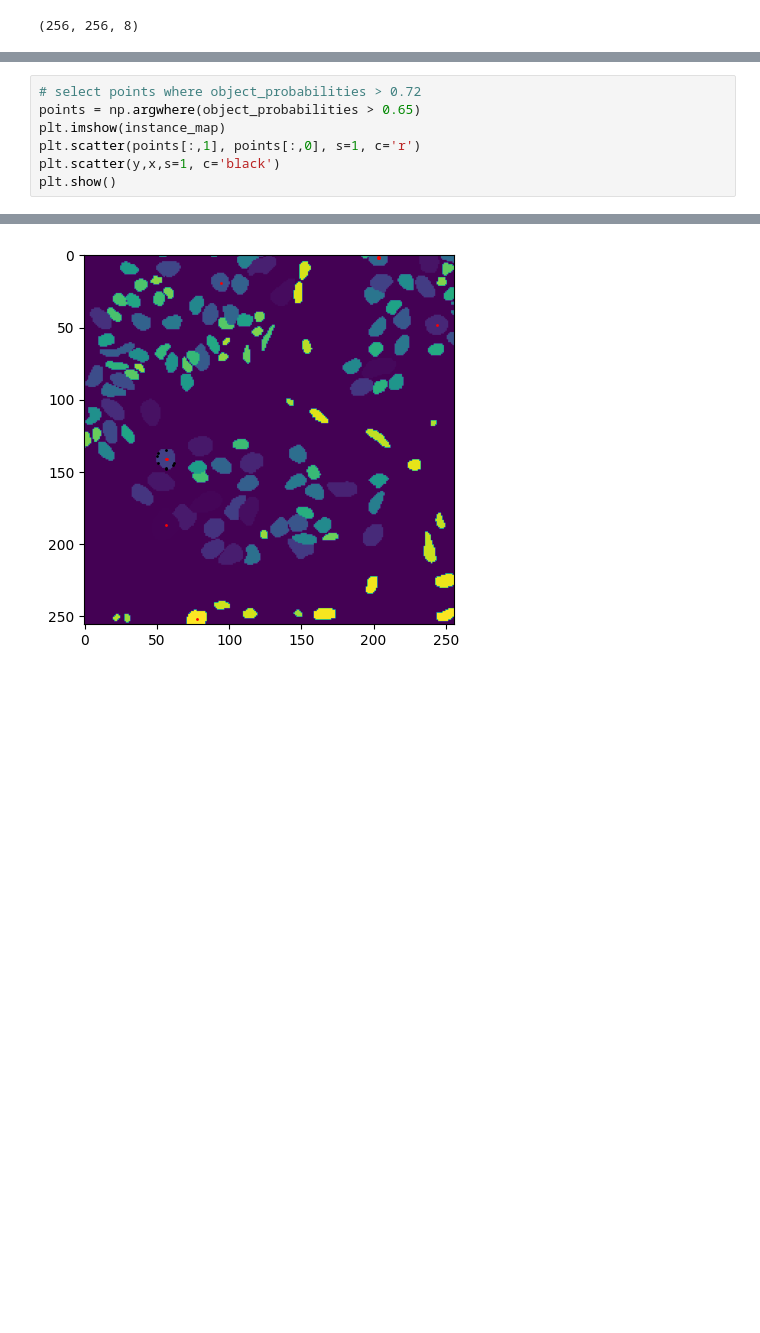
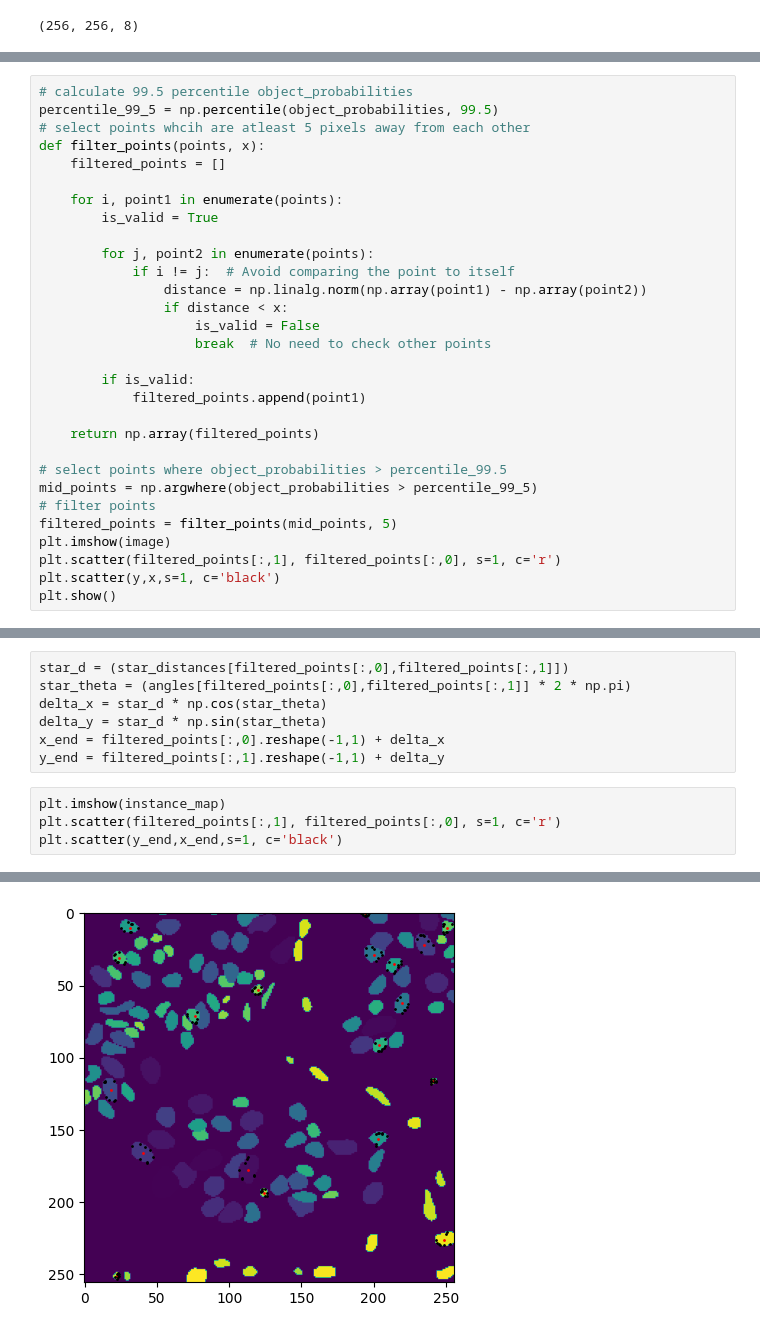
Before and after one commit to NischalSuresh/StarDist-Lizard, a Jupyter notebook: new-star_dist.ipynb, the cells around one changed output, grey strips where cells are left out. Drawn from its saved outputs; the diff is of its cells as text; blank space fills up the shorter version.

```diff
--- a/new-star_dist.ipynb
+++ b/new-star_dist.ipynb
@@ -121,0 +115,30 @@ print(x,y)
+# %%
+# calculate 99.5 percentile object_probabilities
+percentile_99_5 = np.percentile(object_probabilities, 99.5)
+# select points whcih are atleast 5 pixels away from each other
+def filter_points(points, x):
+    filtered_points = []
+
+    for i, point1 in enumerate(points):
+        is_valid = True
+
+        for j, point2 in enumerate(points):
+            if i != j:  # Avoid comparing the point to itself
+                distance = np.linalg.norm(np.array(point1) - np.array(point2))
+                if distance < x:
+                    is_valid = False
+                    break  # No need to check other points
+
+        if is_valid:
+            filtered_points.append(point1)
+
+    return np.array(filtered_points)
+
+# select points where object_probabilities > percentile_99.5
+mid_points = np.argwhere(object_probabilities > percentile_99_5)
+# filter points
+filtered_points = filter_points(mid_points, 5)
+plt.imshow(image)
+plt.scatter(filtered_points[:,1], filtered_points[:,0], s=1, c='r')
+plt.scatter(y,x,s=1, c='black')
+plt.show()
@@ -122,8 +178,12 @@ print(x,y)
+# %%
+star_d = (star_distances[filtered_points[:,0],filtered_points[:,1]])
+star_theta = (angles[filtered_points[:,0],filtered_points[:,1]] * 2 * np.pi)
+delta_x = star_d * np.cos(star_theta)
+delta_y = star_d * np.sin(star_theta)
+x_end = filtered_points[:,0].reshape(-1,1) + delta_x
+y_end = filtered_points[:,1].reshape(-1,1) + delta_y
 # %%
-# select points where object_probabilities > 0.72
-points = np.argwhere(object_probabilities > 0.65)
 plt.imshow(instance_map)
-plt.scatter(points[:,1], points[:,0], s=1, c='r')
-plt.scatter(y,x,s=1, c='black')
-plt.show()
+plt.scatter(filtered_points[:,1], filtered_points[:,0], s=1, c='r')
+plt.scatter(y_end,x_end,s=1, c='black')
 # %% [output]
@@ -130 +191 @@ plt.show()
-[figure, old version]
+[figure, new version]
```
Also changed, not shown: parts of 20 cells of this notebook, 3 other files.
